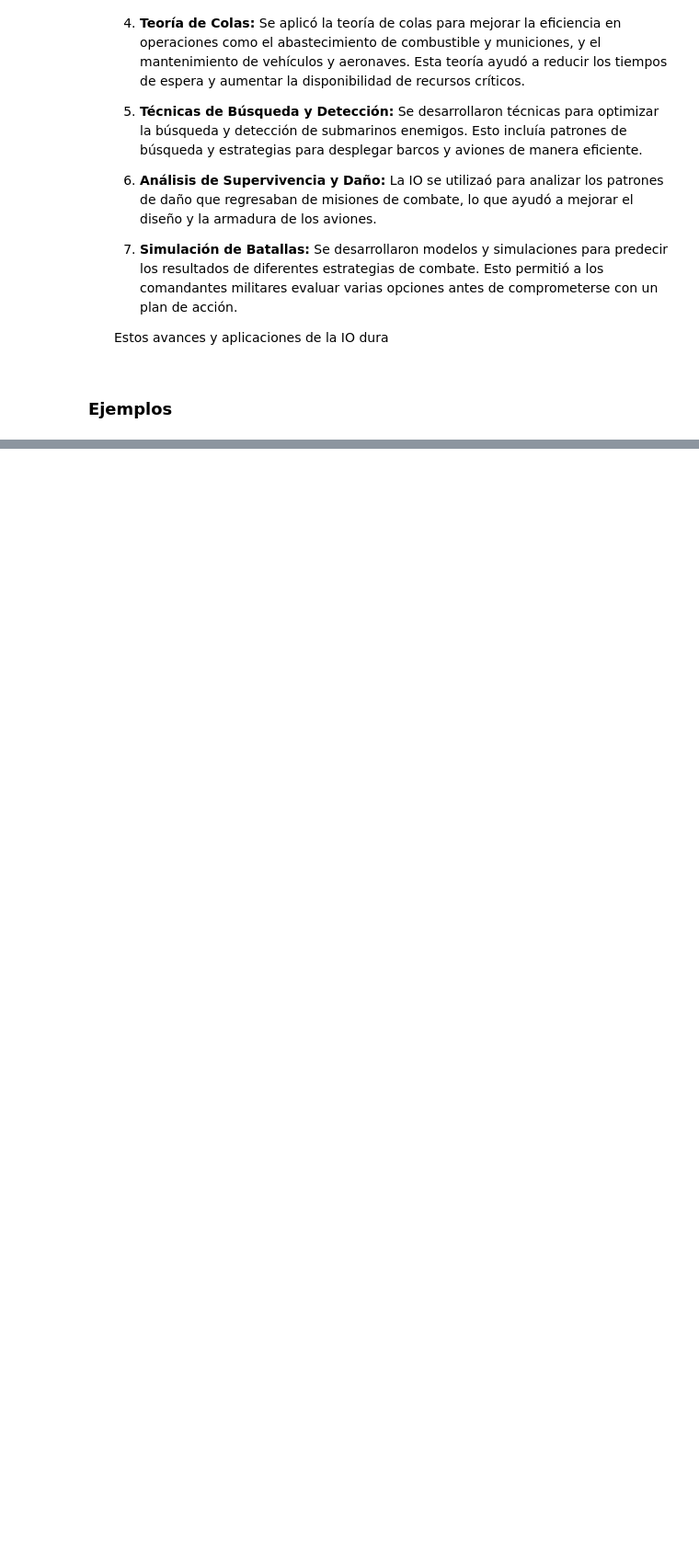
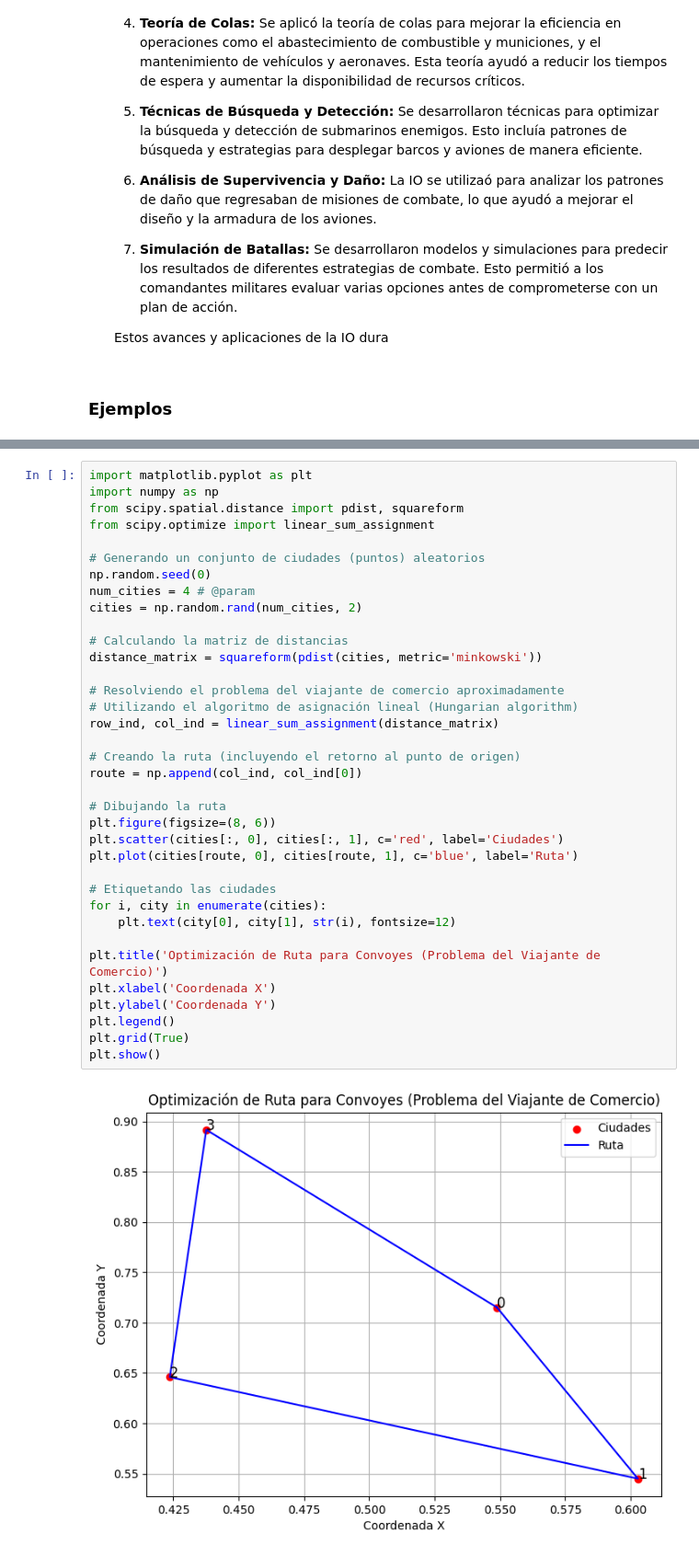
Before and after one commit to DanAndCastRod/python_DataScience, a Jupyter notebook: session13_Investigación_de_Operaciones.ipynb, the cells around one changed output, grey strips where cells are left out. Shown: that part at 92% size. Drawn from its saved outputs; the diff is of its cells as text; blank space fills up the shorter version.

```diff
--- a/session13_Investigación_de_Operaciones.ipynb
+++ b/session13_Investigación_de_Operaciones.ipynb
@@ -218,0 +213,38 @@ Entidad 12 espera 0.00 minutos
+# %%
+import matplotlib.pyplot as plt
+import numpy as np
+from scipy.spatial.distance import pdist, squareform
+from scipy.optimize import linear_sum_assignment
+
+# Generando un conjunto de ciudades (puntos) aleatorios
+np.random.seed(0)
+num_cities = 4 # @param
+cities = np.random.rand(num_cities, 2)
+
+# Calculando la matriz de distancias
+distance_matrix = squareform(pdist(cities, metric='minkowski'))
+
+# Resolviendo el problema del viajante de comercio aproximadamente
+# Utilizando el algoritmo de asignación lineal (Hungarian algorithm)
+row_ind, col_ind = linear_sum_assignment(distance_matrix)
+
+# Creando la ruta (incluyendo el retorno al punto de origen)
+route = np.append(col_ind, col_ind[0])
+
+# Dibujando la ruta
+plt.figure(figsize=(8, 6))
+plt.scatter(cities[:, 0], cities[:, 1], c='red', label='Ciudades')
+plt.plot(cities[route, 0], cities[route, 1], c='blue', label='Ruta')
+
+# Etiquetando las ciudades
+for i, city in enumerate(cities):
+    plt.text(city[0], city[1], str(i), fontsize=12)
+
+plt.title('Optimización de Ruta para Convoyes (Problema del Viajante de Comercio)')
+plt.xlabel('Coordenada X')
+plt.ylabel('Coordenada Y')
+plt.legend()
+plt.grid(True)
+plt.show()
+# %% [output]
+[figure, added]
```
Also changed, not shown: parts of 16 cells of this notebook.
